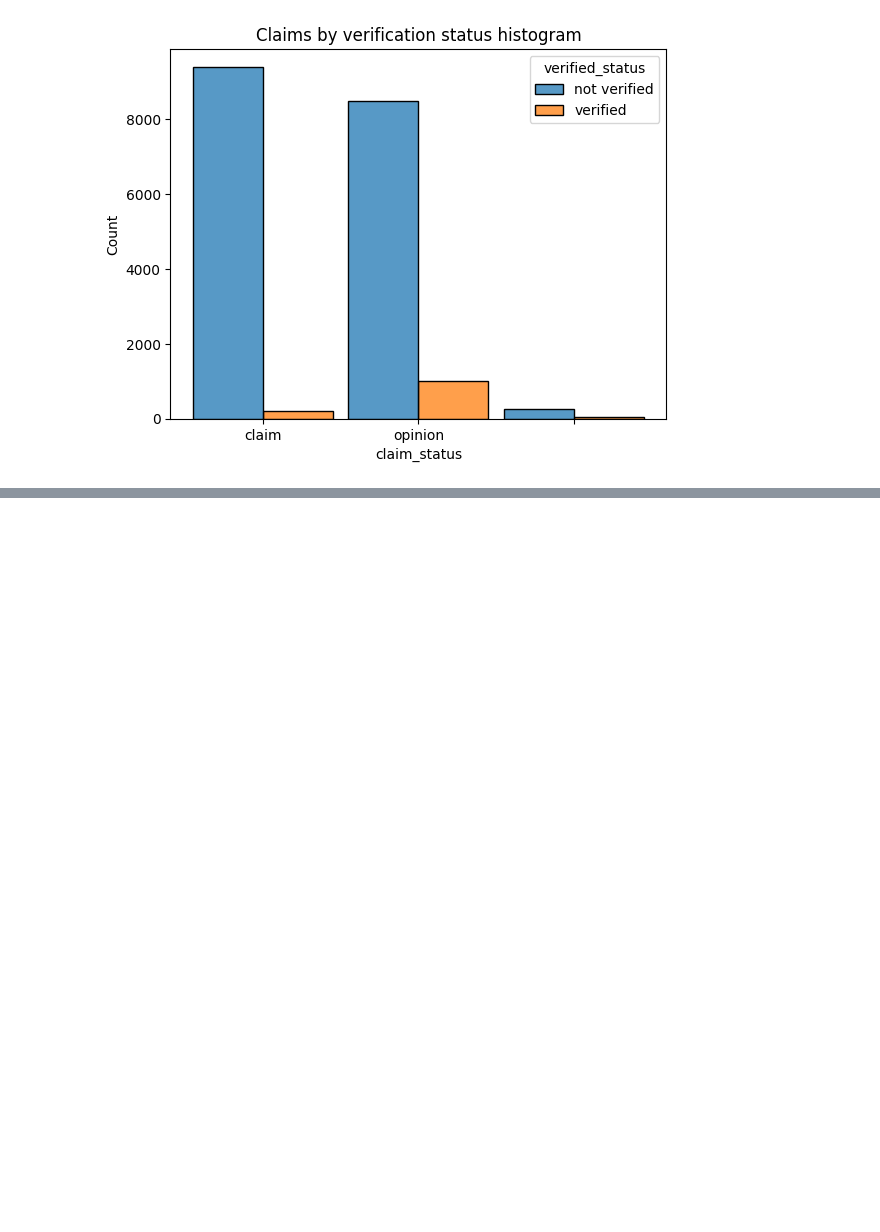
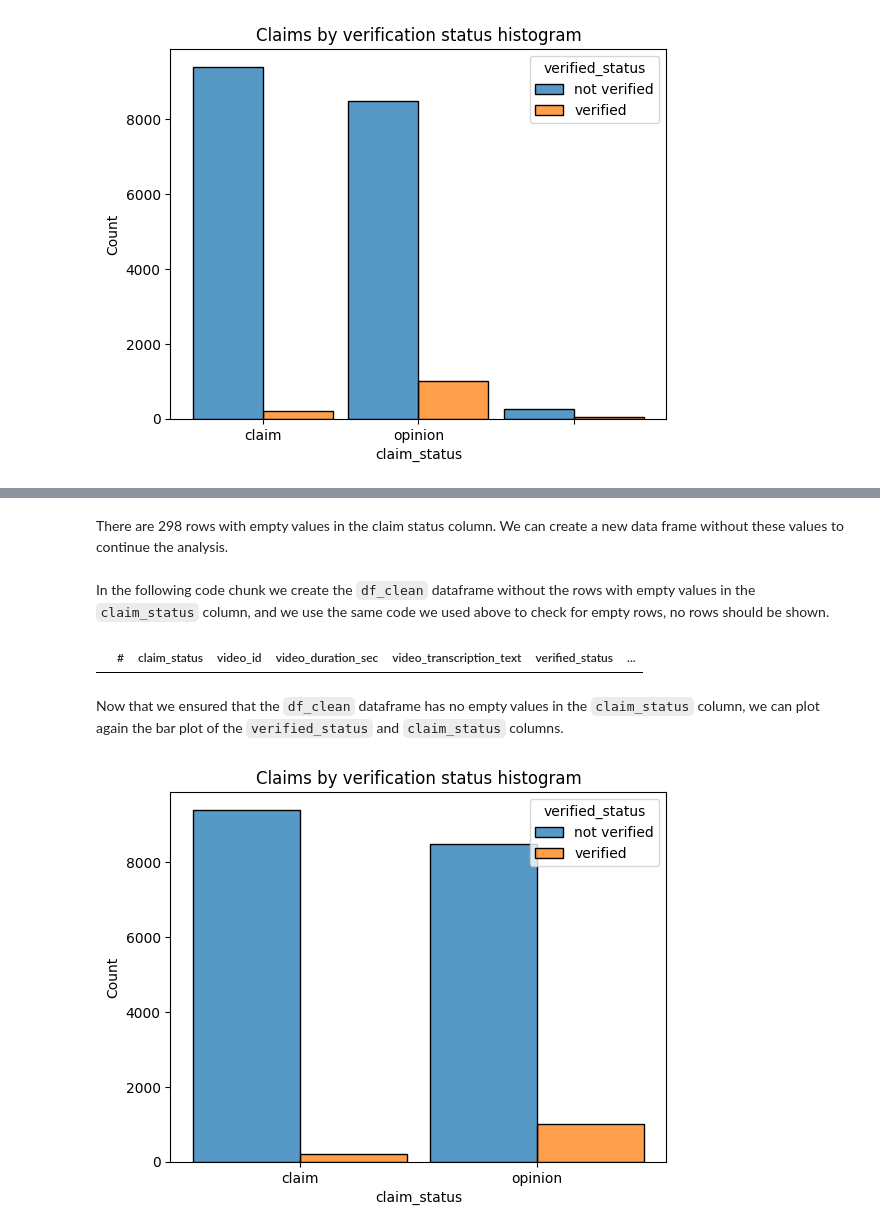
Before and after one commit to afbeltranr/TikTok-EDA-Visualization, a Jupyter notebook: notebooks/notebook.ipynb, the cells around one changed output, grey strips where cells are left out. Drawn from its saved outputs; the diff is of its cells as text; code cells hidden in the pictures; blank space fills up the shorter version.

Commit message:
added exploratory data analysis plots, identifying a relationship between view coints and claim status: high view count associated with claim status

```diff
--- a/notebooks/notebook.ipynb
+++ b/notebooks/notebook.ipynb
@@ -189,0 +265,22 @@ this plot is giving us important information for this stage of the data explorat
+# %% [markdown]
+There are 298 rows with empty values in the claim status column. We can create a new data frame without these values to continue the analysis.
+# %% [markdown]
+In the following code chunk we create the `df_clean` dataframe without the rows with empty values in the `claim_status` column, and we use the same code we used above to check for empty rows, no rows should be shown.
+# %%
+df_cleaned = df[df['claim_status'] != '']
+empty_rows_cleaned = df_cleaned[df_cleaned['claim_status'] == '']
+empty_rows_cleaned
+# %% [output]
+|  | # | claim_status | video_id | video_duration_sec | video_transcription_text | verified_status | ... |
+# %% [markdown]
+Now that we ensured that the `df_clean` dataframe has no empty values in the `claim_status` column, we can plot again the bar plot of the `verified_status` and `claim_status` columns.
+# %%
+sns.histplot(data=df_cleaned,
+             x='claim_status',
+             hue='verified_status',
+             multiple='dodge',
+             shrink=0.9)
+plt.title('Claims by verification status histogram')
+plt.show()
+# %% [output]
+[figure, added]
```
Also changed, not shown: parts of 23 cells of this notebook.
